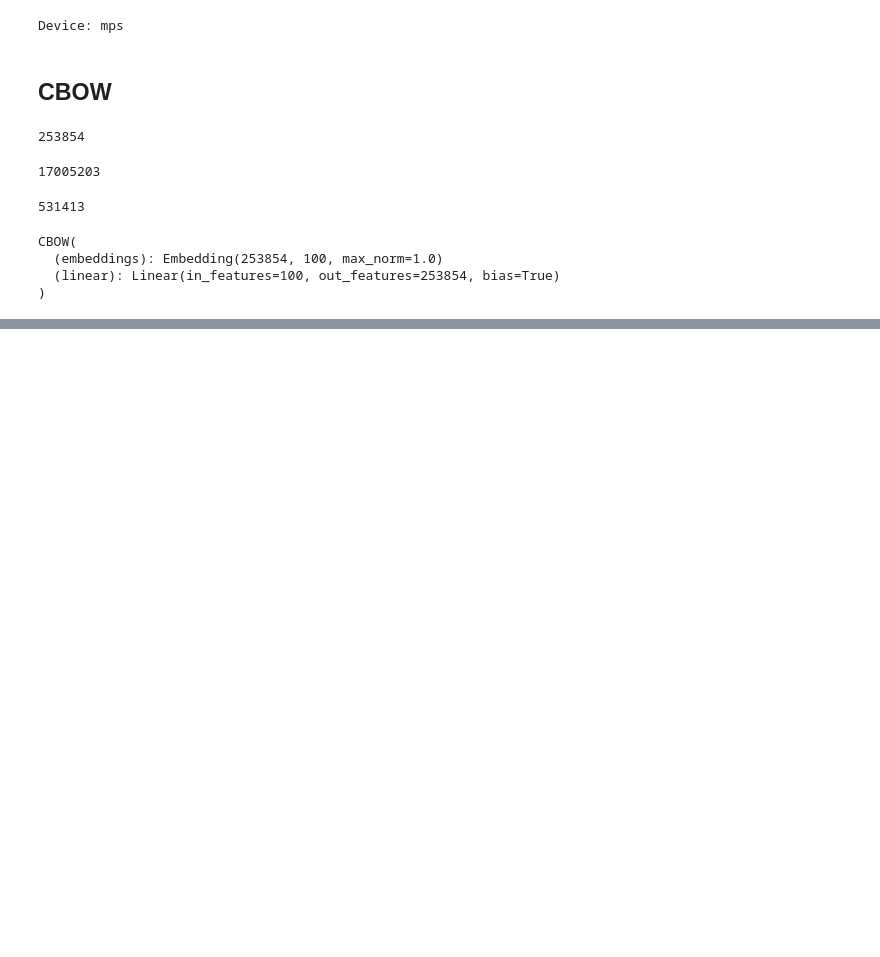
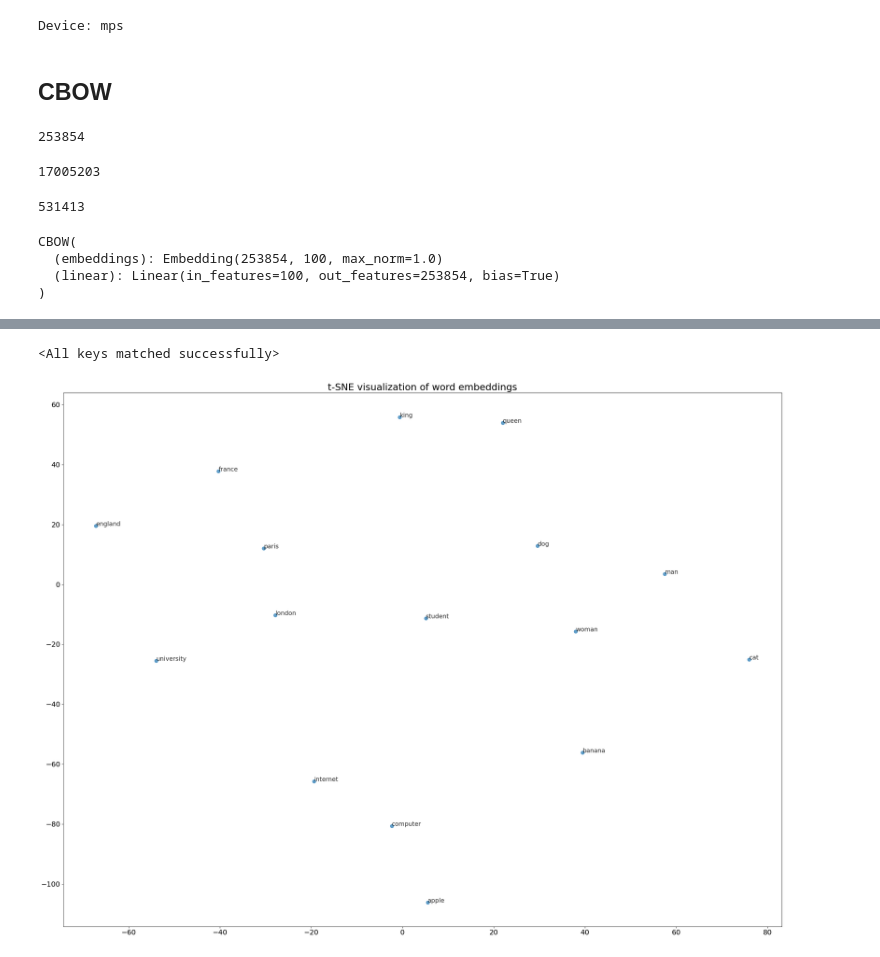
Before and after one commit to anton-dergunov/mlx, a Jupyter notebook: week1/02_word2vec.ipynb, the cells around one changed output, grey strips where cells are left out. Saved outputs shown, nothing was run; the diff lists cells and outputs as text; code cells hidden in the pictures; blank space fills up the shorter version.

Commit message:
Visualization with tSNE

```diff
--- a/week1/02_word2vec.ipynb
+++ b/week1/02_word2vec.ipynb
@@ -180,0 +191,47 @@ Model snapshot saved to cbow_epoch1_step0.pt
+# %%
+model.load_state_dict(torch.load("cbow_final.pt", map_location=torch.device('cpu')))
+# %% [output]
+<All keys matched successfully>
+# %%
+from sklearn.decomposition import PCA
+from sklearn.manifold import TSNE
+import numpy as np
+
+import matplotlib.pyplot as plt
+
+# Sample a subset of words for visualization
+# Randomly sample 100 words from the vocabulary for visualization
+# np.random.seed(42)
+# sample_words = np.random.choice(list(word2idx.keys()), size=200, replace=False)
+animals = ["cat", "dog", "horse", "cow", "lion"]
+countries = ["france", "germany", "china", "india", "brazil"]
+fruits = ["apple", "banana", "grape", "orange", "mango"]
+sample_words = animals + countries + fruits
+
+sample_words = ["king", "queen", "man", "woman", "paris", "france", "london", "england",
+                "apple", "banana", "cat", "dog", "computer", "internet", "university", "student"]
+
+# Get embeddings for the sample words
+embeddings = model.embeddings.weight.data.cpu().numpy()
+indices = [word2idx[w] for w in sample_words]
+sample_embeds = embeddings[indices]
+
+# PCA + t-SNE
+pca = PCA(n_components=min(15, sample_embeds.shape[0]), random_state=42)
+reduced = pca.fit_transform(sample_embeds)
+
+tsne = TSNE(n_components=2, random_state=42, perplexity=min(30, sample_embeds.shape[0] / 2), init='pca')
+embeds_2d = tsne.fit_transform(reduced)
+
+# Plot with larger figure and improved readability
+plt.figure(figsize=(24, 18))
+plt.scatter(embeds_2d[:, 0], embeds_2d[:, 1], s=60, alpha=0.7)
+for i, word in enumerate(sample_words):
+    plt.annotate(word, (embeds_2d[i, 0], embeds_2d[i, 1]), fontsize=14, alpha=0.8)
+plt.title("t-SNE visualization of word embeddings", fontsize=22)
+plt.xticks(fontsize=16)
+plt.yticks(fontsize=16)
+plt.tight_layout()
+plt.show()
+# %% [output]
+[figure, added]
```
Also changed, not shown: parts of 2 cells of this notebook.
